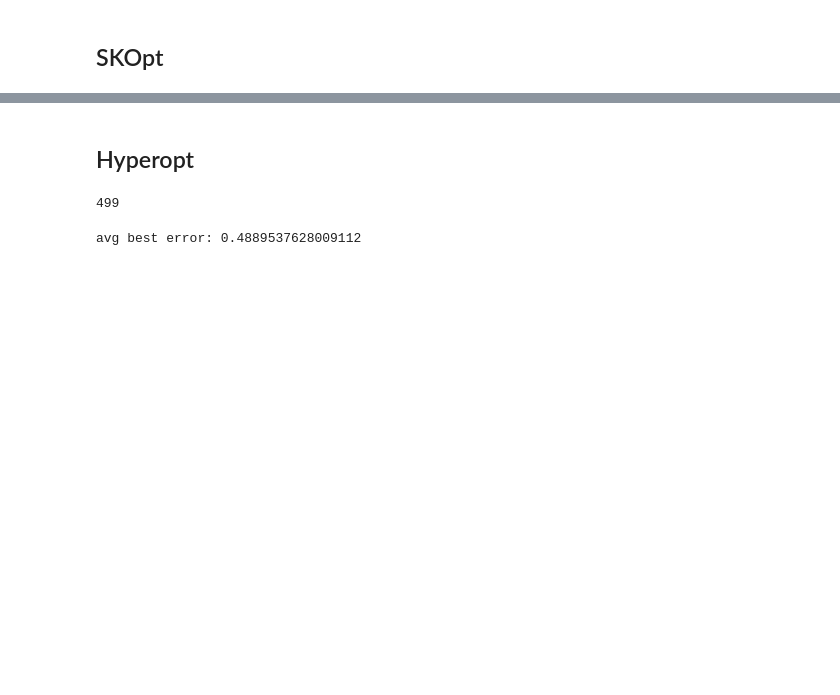
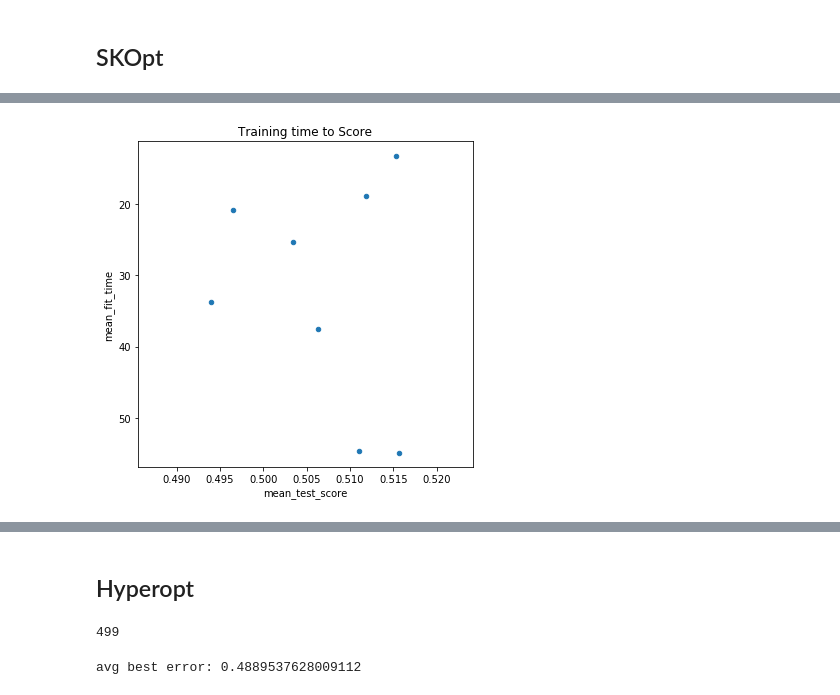
Before and after one commit to romirmoza/omop-cdm-postgresql, a Jupyter notebook: XGB_model_4.ipynb, the cells around one changed output, grey strips where cells are left out. Cells and saved outputs as stored; diff of their text form; code cells hidden in the pictures; blank space fills up the shorter version.

```diff
--- a/XGB_model_4.ipynb
+++ b/XGB_model_4.ipynb
@@ -749,7 +793,7 @@ metrics = ['auc']                   # faster with fewer metrics to calc
 
 space = {
     'objective':['binary:logistic'],   # in this column are values I have tried
-    'booster': ['gbtree'],
+    'booster': ['gbtree','gblinear','dart'],
     'eval_metric': ['auc'],
     'tree_method' : ['gpu_hist'],
     'random_state' : [random_state],
@@ -860,17 +873,19 @@ Grid scores on development set:
 # X = np.array(X)
 # y = np.array(y).ravel()
 # %%
-# random_state = 1234
-# num_round = 500
-# early_stop = round(num_round / 5)  # 20% of the full rounds
-# metrics = 'auc'                  # faster with fewer metrics to calc
-# #metrics = ['aucpr','error', 'auc']
+random_state = 1234
+num_round = 200
+early_stop = round(num_round / 5)  # 20% of the full rounds
+metrics = 'auc'                  # faster with fewer metrics to calc
+#metrics = ['aucpr','error', 'auc']
 
-# params = {
-#     'objective': 'binary:logistic',
-#     'booster': 'gbtree',
-#     'eval_metric': metrics,
-#     'tree_method' : 'auto',  # set to 'auto' if no gpu - other options 'gpu_hist', 'hist', 'exact' # gpu_hist fails with a SIGSEGV 11
-#     'random_state' : random_state,
-# }
-# params
+# gpu_hist problems: https://github.com/scikit-optimize/scikit-optimize/issues/879
+
+params = {
+    'objective': 'binary:logistic',
+    'booster': 'gbtree',
+    'eval_metric': metrics,
+    'tree_method' : 'gpu_hist',  # gpu_hist fails with a SIGBART(-6)
+    'random_state' : random_state,
+}
+params
@@ -876,0 +1055,4 @@ Grid scores on development set:
+# %%
+# Fit the model
+# Fails at model 10 with: ValueError: All integer values shouldbe greater than 0.000000
+result = bayes_cv_tuner.fit(X, y, callback=status_print)
@@ -876,0 +1118,2 @@ Grid scores on development set:
+# %%
+all_models = pd.DataFrame(bayes_cv_tuner.cv_results_)
@@ -877 +1140,6 @@ Grid scores on development set:
+# %%
+ax = all_models.plot.scatter(x='mean_test_score',y='mean_fit_time', figsize=(6,6), title='Training time to Score')
+ax.invert_yaxis()
+# %% [output]
+[figure, added]
 # %%
```
Also changed, not shown: parts of 70 cells of this notebook, 2 other files.
